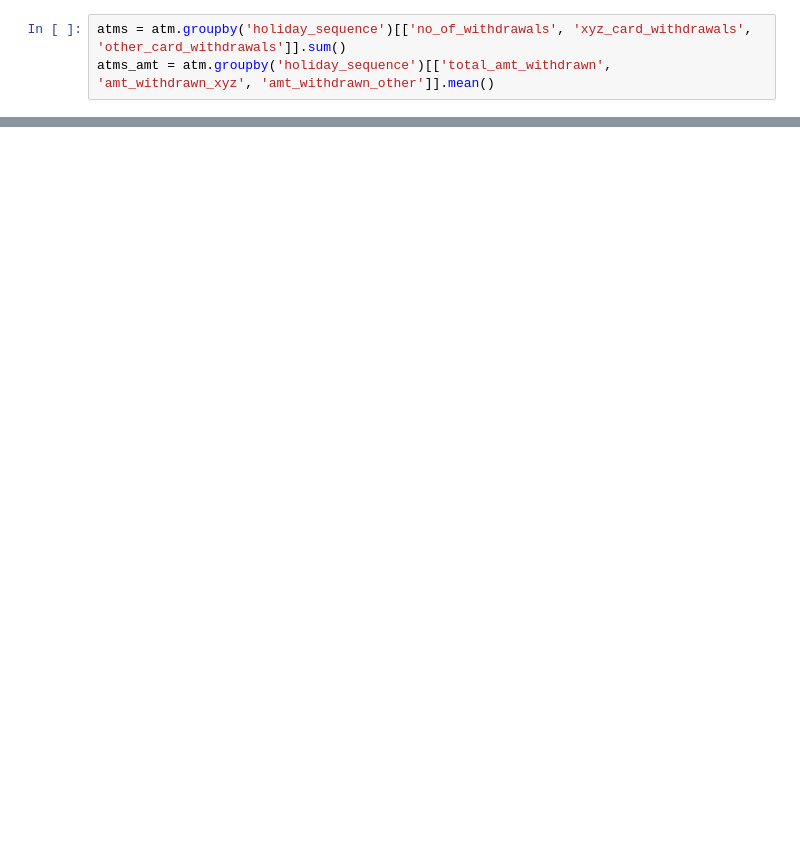
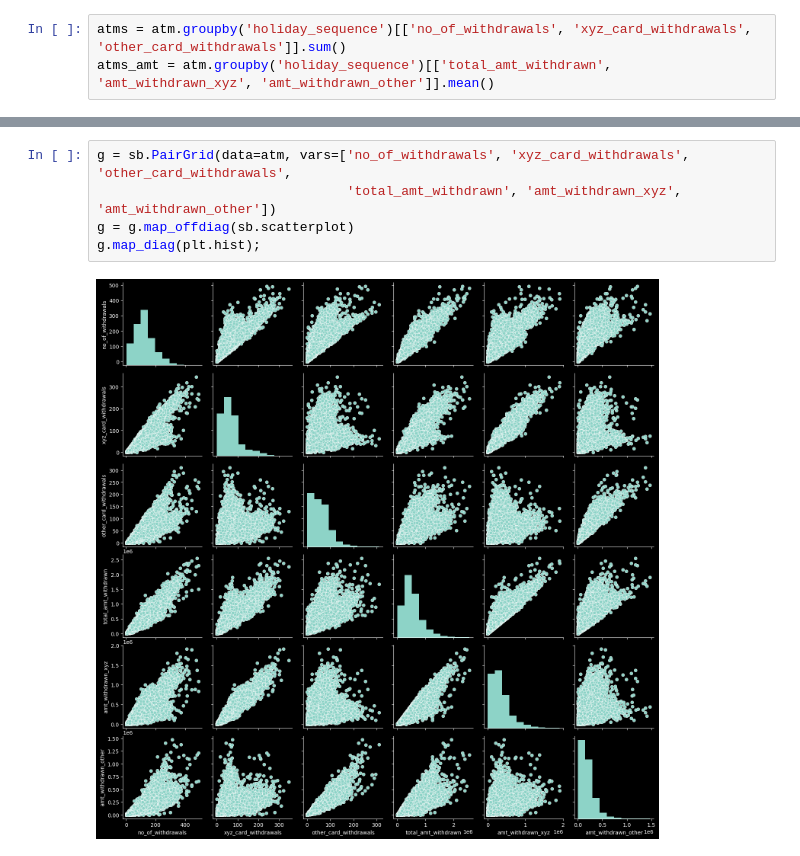
Before and after one commit to TelRich/Bank_Transaction_EDA, a Jupyter notebook: bank.ipynb, the cells around one changed output, grey strips where cells are left out. Cells and saved outputs as stored; diff of their text form; blank space fills up the shorter version.

```diff
--- a/bank.ipynb
+++ b/bank.ipynb
@@ -228,0 +259,7 @@ po.iplot(fig)
+# %%
+g = sb.PairGrid(data=atm, vars=['no_of_withdrawals', 'xyz_card_withdrawals', 'other_card_withdrawals',
+                                'total_amt_withdrawn', 'amt_withdrawn_xyz', 'amt_withdrawn_other'])
+g = g.map_offdiag(sb.scatterplot)
+g.map_diag(plt.hist);
+# %% [output]
+[figure, added]
```
Also changed, not shown: parts of 4 cells of this notebook.
